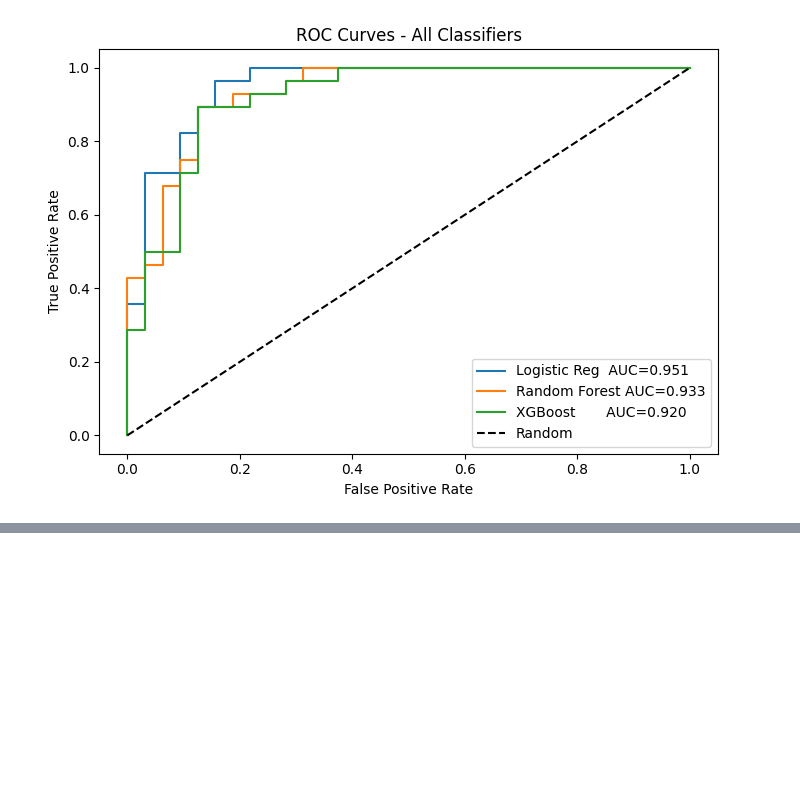
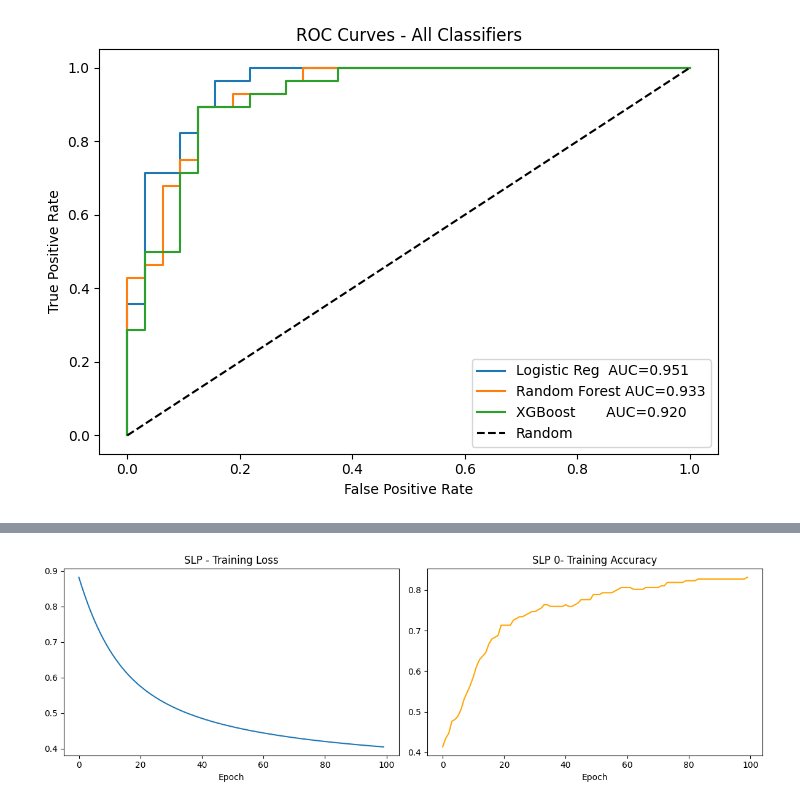
Before and after one commit to abeer-fatima47/i232643-DM-Assignment4, a Jupyter notebook: i232643_DM_asn4.ipynb, the cells around one changed output, grey strips where cells are left out. Saved outputs shown, nothing was run; the diff lists cells and outputs as text; code cells hidden in the pictures; blank space fills up the shorter version.

```diff
--- a/i232643_DM_asn4.ipynb
+++ b/i232643_DM_asn4.ipynb
@@ -721,0 +730,21 @@ XGBoost or Random Forest are both strong candidates for the screening pipeline.
+# %%
+import tensorflow as tf
+from tensorflow import keras
+from tensorflow.keras import layers
+from tensorflow.keras.callbacks import EarlyStopping
+
+X_train_np = X_train.values.astype('float32')
+X_test_np  = X_test.values.astype('float32')
+y_train_np = y_train.values.astype('float32')
+y_test_np  = y_test.values.astype('float32')
+
+input_dim = X_train_np.shape[1]
+
+# SLP: input -> single sigmoid output, no hidden layers
+slp = keras.Sequential([layers.Dense(1, activation='sigmoid', input_shape=(input_dim,))])
+slp.compile(optimizer=keras.optimizers.SGD(learning_rate=0.01), loss='binary_crossentropy', metrics=['accuracy'])
+slp.summary()
+
+hist_slp = slp.fit(X_train_np, y_train_np, epochs=100, batch_size=32, verbose=0)
+
+print("SLP training complete.")
@@ -721,0 +762,11 @@ XGBoost or Random Forest are both strong candidates for the screening pipeline.
+# %%
+# Plot SLP training curves
+fig, axes = plt.subplots(1, 2, figsize=(12, 4))
+axes[0].plot(hist_slp.history['loss'])
+axes[0].set_title('SLP - Training Loss'); axes[0].set_xlabel('Epoch')
+axes[1].plot(hist_slp.history['accuracy'], color='orange')
+axes[1].set_title('SLP 0- Training Accuracy'); axes[1].set_xlabel('Epoch')
+plt.tight_layout()
+plt.show()
+# %% [output]
+[figure, added]
```
Also changed, not shown: parts of 15 cells of this notebook.
